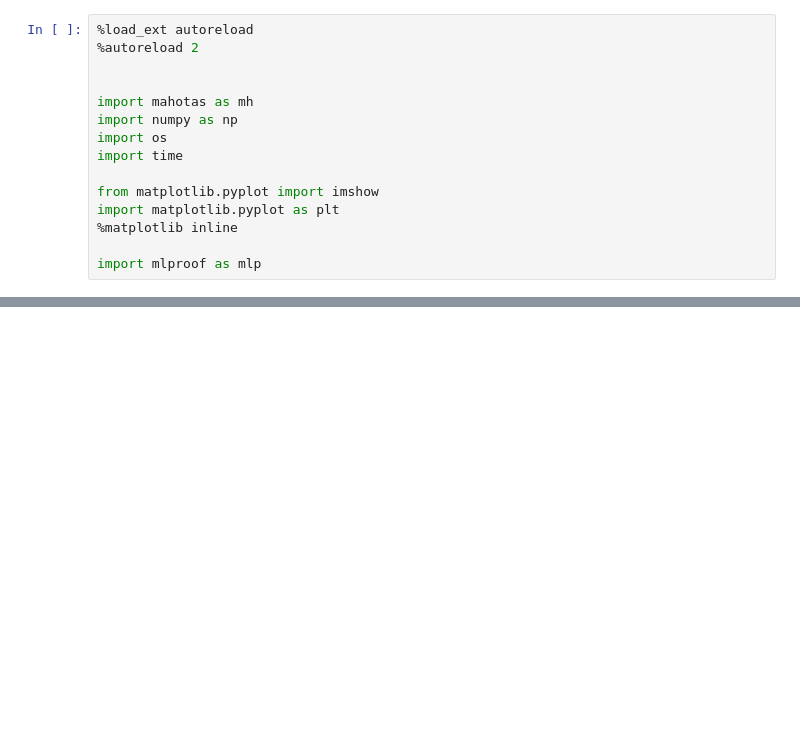
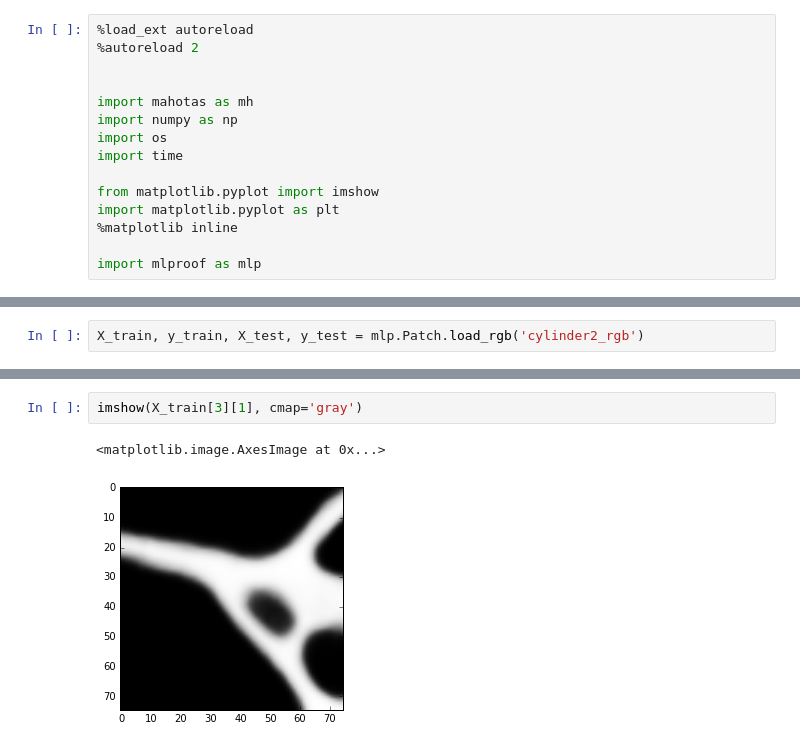
Before and after one commit to SrutiBh/mlproof, a Jupyter notebook: generate_patches_RGB.ipynb, the cells around one changed output, grey strips where cells are left out. Drawn from its saved outputs; the diff is of its cells as text; blank space fills up the shorter version.

```diff
--- a/generate_patches_RGB.ipynb
+++ b/generate_patches_RGB.ipynb
@@ -131,0 +135,2 @@ Loading z00000015.png
+# %%
+X_train, y_train, X_test, y_test = mlp.Patch.load_rgb('cylinder2_rgb')
@@ -131,0 +155,5 @@ Loading z00000015.png
+# %%
+imshow(X_train[3][1], cmap='gray')
+# %% [output]
+<matplotlib.image.AxesImage at 0x...>
+[figure, added]
```
Also changed, not shown: parts of 8 cells of this notebook, 8 other files.
